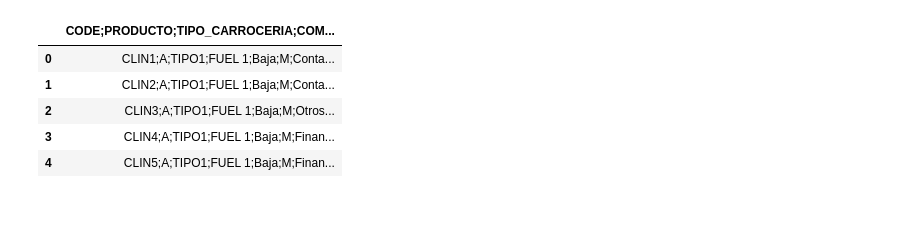
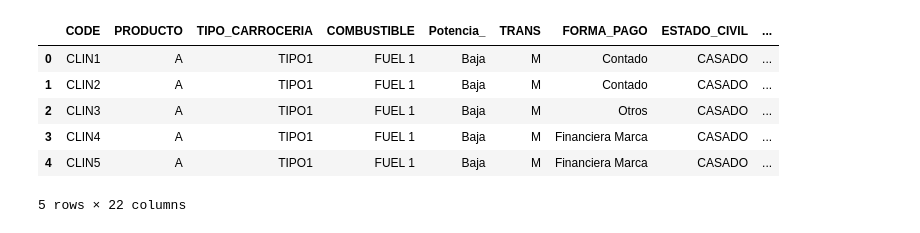
Before and after one commit to jzazooro/Optimizacionenredes1, a Jupyter notebook: prueba.ipynb, the cells around one changed output. Drawn from its saved outputs; the diff is of its cells as text; code cells hidden in the pictures.

```diff
--- a/prueba.ipynb
+++ b/prueba.ipynb
@@ -6,13 +6,14 @@ from sklearn.preprocessing import OneHotEncoder
 # %%
 # Cargar el csv
 file_path = 'cars_input.csv'
-df = pd.read_csv(file_path)
+df = pd.read_csv(file_path, sep=';')
 df.head()
 # %% [output]
-|  | CODE;PRODUCTO;TIPO_CARROCERIA;COM... |
-| 0 | CLIN1;A;TIPO1;FUEL 1;Baja;M;Conta... |
-| 1 | CLIN2;A;TIPO1;FUEL 1;Baja;M;Conta... |
-| 2 | CLIN3;A;TIPO1;FUEL 1;Baja;M;Otros... |
-| 3 | CLIN4;A;TIPO1;FUEL 1;Baja;M;Finan... |
-| 4 | CLIN5;A;TIPO1;FUEL 1;Baja;M;Finan... |
+|  | CODE | PRODUCTO | TIPO_CARROCERIA | COMBUSTIBLE | Potencia_ | TRANS | FORMA_PAGO | ESTADO_CIVIL | ... |
+| 0 | CLIN1 | A | TIPO1 | FUEL 1 | Baja | M | Contado | CASADO | ... |
+| 1 | CLIN2 | A | TIPO1 | FUEL 1 | Baja | M | Contado | CASADO | ... |
+| 2 | CLIN3 | A | TIPO1 | FUEL 1 | Baja | M | Otros | CASADO | ... |
+| 3 | CLIN4 | A | TIPO1 | FUEL 1 | Baja | M | Financiera Marca | CASADO | ... |
+| 4 | CLIN5 | A | TIPO1 | FUEL 1 | Baja | M | Financiera Marca | CASADO | ... |
+5 rows × 22 columns
 # %%
```
Also changed, not shown: parts of 6 cells of this notebook.
